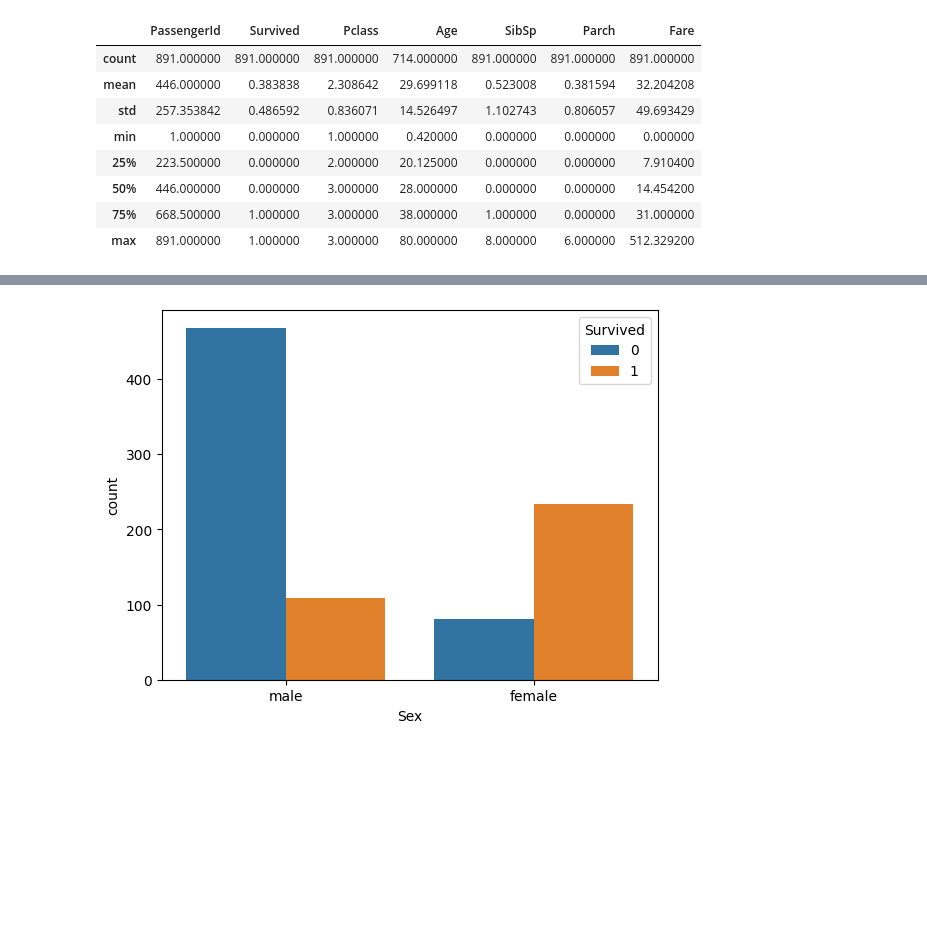
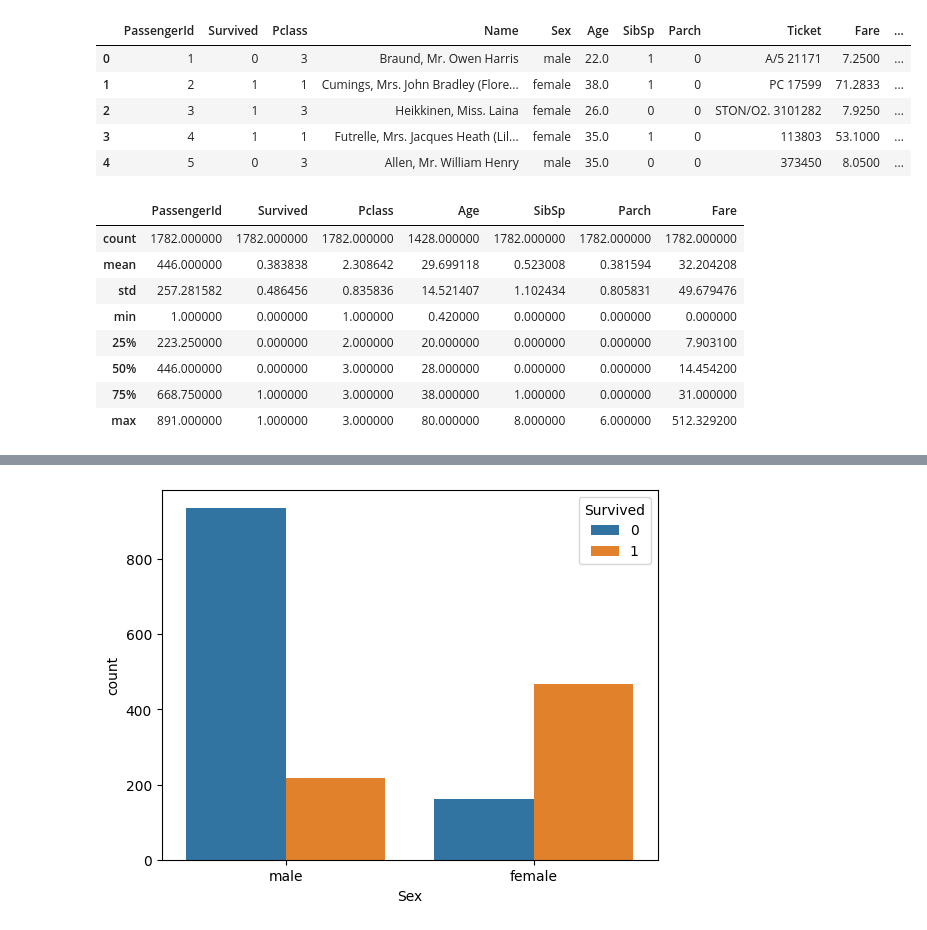
Before and after one commit to safoolady23-wq/AIN-SA2-Part1, a Jupyter notebook: AIN_SA2_Part1.ipynb, the cells around one changed output, grey strips where cells are left out. Drawn from its saved outputs; the diff is of its cells as text; code cells hidden in the pictures; blank space fills up the shorter version.

```diff
--- a/AIN_SA2_Part1.ipynb
+++ b/AIN_SA2_Part1.ipynb
@@ -3,30 +3,44 @@
 # %%
 import pandas as pd
 import numpy as np
 import matplotlib.pyplot as plt
 import seaborn as sns
+#import warnings
+#warnings.filterwarnings('ignore')
+%matplotlib inline
 
 from sklearn.model_selection import train_test_split
 from sklearn.linear_model import LinearRegression
 #from sklearn.metrics import DecisionTreeClassifier
 from sklearn.metrics import accuracy_score
 from sklearn.metrics import mean_squared_error
 from sklearn.linear_model import LinearRegression
 from sklearn.metrics import mean_squared_error
 
-df = pd.read_csv('Titanic-Dataset.csv') # Correct way to load a CSV file
+#df = pd.read_csv('Titanic-Dataset.csv') # Correct way to load a CSV file
+train = pd.read_csv('Titanic-Dataset.csv')
+test = pd.read_csv('Titanic-Dataset.csv')
+train.head()
+# %% [output]
+|  | PassengerId | Survived | Pclass | Name | Sex | Age | SibSp | Parch | Ticket | Fare | ... |
+| 0 | 1 | 0 | 3 | Braund, Mr. Owen Harris | male | 22.0 | 1 | 0 | A/5 21171 | 7.2500 | ... |
+| 1 | 2 | 1 | 1 | Cumings, Mrs. John Bradley (Flore... | female | 38.0 | 1 | 0 | PC 17599 | 71.2833 | ... |
+| 2 | 3 | 1 | 3 | Heikkinen, Miss. Laina | female | 26.0 | 0 | 0 | STON/O2. 3101282 | 7.9250 | ... |
+| 3 | 4 | 1 | 1 | Futrelle, Mrs. Jacques Heath (Lil... | female | 35.0 | 1 | 0 | 113803 | 53.1000 | ... |
+| 4 | 5 | 0 | 3 | Allen, Mr. William Henry | male | 35.0 | 0 | 0 | 373450 | 8.0500 | ... |
-# %%
-df.describe()
-# %% [output]
-|  | PassengerId | Survived | Pclass | Age | SibSp | Parch | Fare |
-| count | 891.000000 | 891.000000 | 891.000000 | 714.000000 | 891.000000 | 891.000000 | 891.000000 |
-| mean | 446.000000 | 0.383838 | 2.308642 | 29.699118 | 0.523008 | 0.381594 | 32.204208 |
-| std | 257.353842 | 0.486592 | 0.836071 | 14.526497 | 1.102743 | 0.806057 | 49.693429 |
-| min | 1.000000 | 0.000000 | 1.000000 | 0.420000 | 0.000000 | 0.000000 | 0.000000 |
-| 25% | 223.500000 | 0.000000 | 2.000000 | 20.125000 | 0.000000 | 0.000000 | 7.910400 |
-| 50% | 446.000000 | 0.000000 | 3.000000 | 28.000000 | 0.000000 | 0.000000 | 14.454200 |
-| 75% | 668.500000 | 1.000000 | 3.000000 | 38.000000 | 1.000000 | 0.000000 | 31.000000 |
-| max | 891.000000 | 1.000000 | 3.000000 | 80.000000 | 8.000000 | 6.000000 | 512.329200 |
+# %%
+df = pd.concat([train, test], axis=0).reset_index(drop=True)
+df.describe()
+# %% [output]
+|  | PassengerId | Survived | Pclass | Age | SibSp | Parch | Fare |
+| count | 1782.000000 | 1782.000000 | 1782.000000 | 1428.000000 | 1782.000000 | 1782.000000 | 1782.000000 |
+| mean | 446.000000 | 0.383838 | 2.308642 | 29.699118 | 0.523008 | 0.381594 | 32.204208 |
+| std | 257.281582 | 0.486456 | 0.835836 | 14.521407 | 1.102434 | 0.805831 | 49.679476 |
+| min | 1.000000 | 0.000000 | 1.000000 | 0.420000 | 0.000000 | 0.000000 | 0.000000 |
+| 25% | 223.250000 | 0.000000 | 2.000000 | 20.000000 | 0.000000 | 0.000000 | 7.903100 |
+| 50% | 446.000000 | 0.000000 | 3.000000 | 28.000000 | 0.000000 | 0.000000 | 14.454200 |
+| 75% | 668.750000 | 1.000000 | 3.000000 | 38.000000 | 1.000000 | 0.000000 | 31.000000 |
+| max | 891.000000 | 1.000000 | 3.000000 | 80.000000 | 8.000000 | 6.000000 | 512.329200 |
 # %%
 sns.barplot(x='Pclass', y='Survived', data=df)
 plt.show()
```
Also changed, not shown: parts of 3 cells of this notebook.
